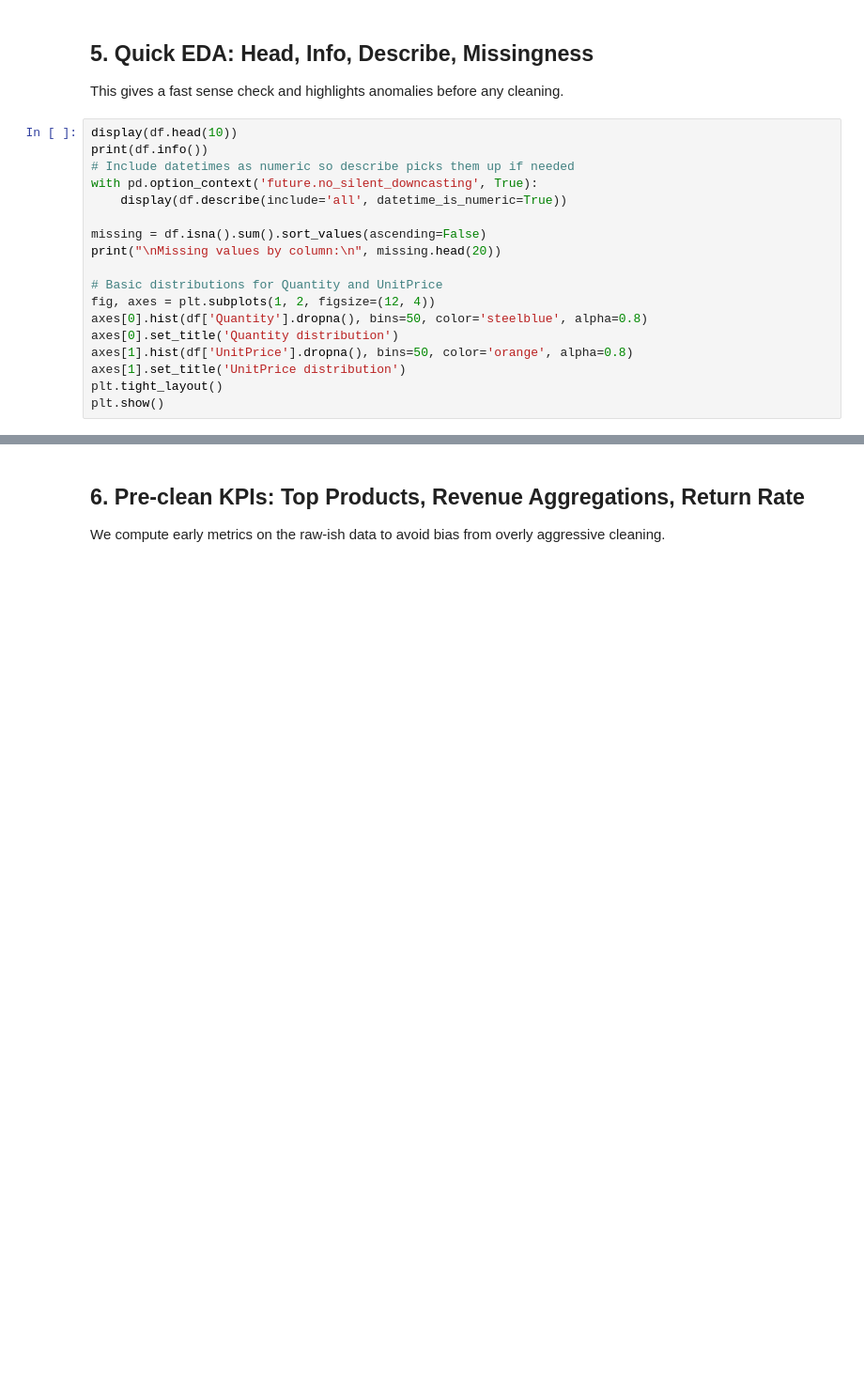
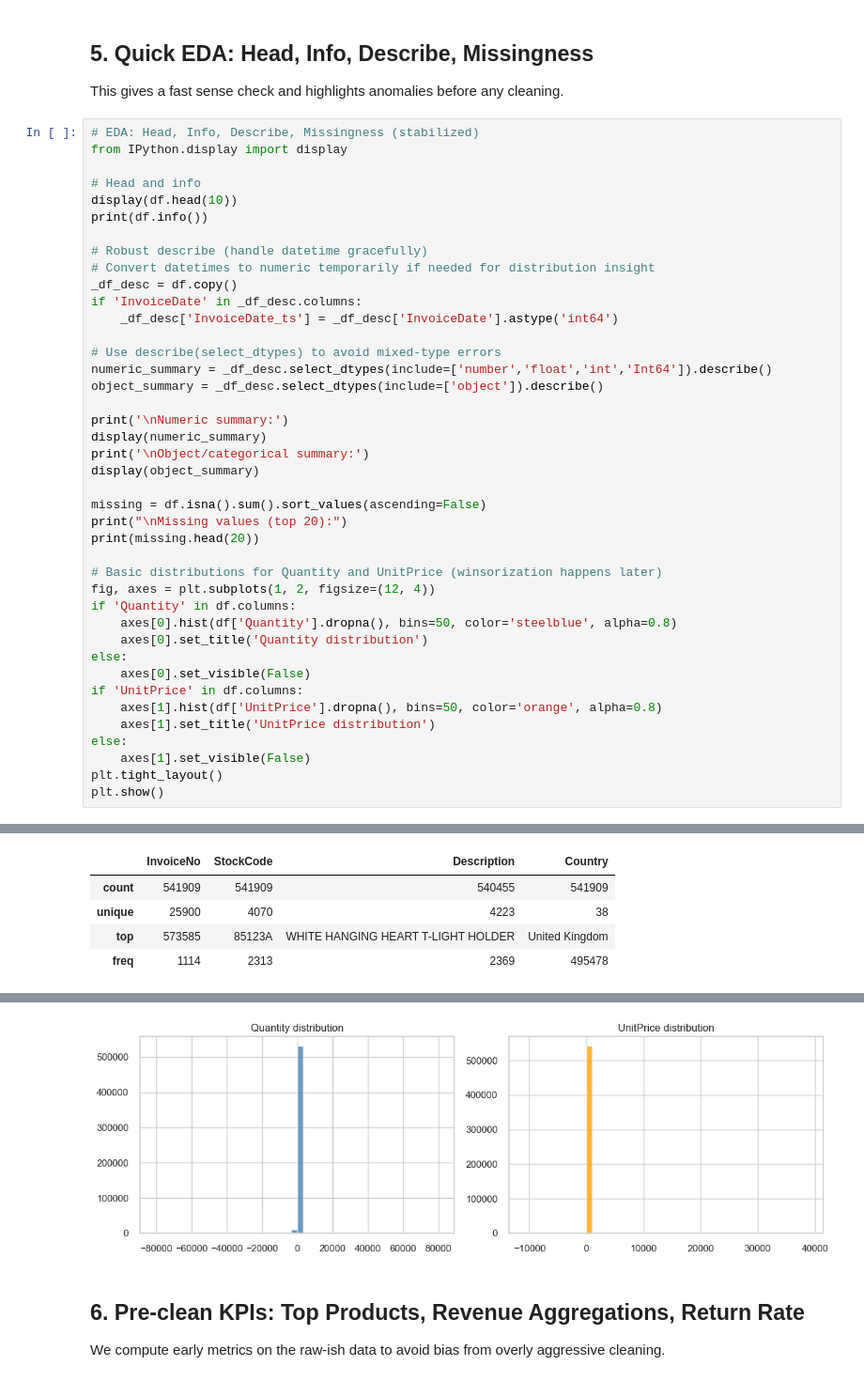
Before and after one commit to pratheekdk9919/Reply-Open-Day-Munich-, a Jupyter notebook: Replyopenday_merged_final.ipynb, the cells around one changed output, grey strips where cells are left out. Shown at 94% size. Saved outputs shown, nothing was run; the diff lists cells and outputs as text; blank space fills up the shorter version.

```diff
--- a/Replyopenday_merged_final.ipynb
+++ b/Replyopenday_merged_final.ipynb
@@ -117,21 +160,44 @@ dtype: object
 ## 5. Quick EDA: Head, Info, Describe, Missingness
 This gives a fast sense check and highlights anomalies before any cleaning.
 # %%
+# EDA: Head, Info, Describe, Missingness (stabilized)
+from IPython.display import display
+
+# Head and info
 display(df.head(10))
 print(df.info())
-# Include datetimes as numeric so describe picks them up if needed
-with pd.option_context('future.no_silent_downcasting', True):
-    display(df.describe(include='all', datetime_is_numeric=True))
+
+# Robust describe (handle datetime gracefully)
+# Convert datetimes to numeric temporarily if needed for distribution insight
+_df_desc = df.copy()
+if 'InvoiceDate' in _df_desc.columns:
+    _df_desc['InvoiceDate_ts'] = _df_desc['InvoiceDate'].astype('int64')
+
+# Use describe(select_dtypes) to avoid mixed-type errors
+numeric_summary = _df_desc.select_dtypes(include=['number','float','int','Int64']).describe()
+object_summary = _df_desc.select_dtypes(include=['object']).describe()
+
+print('\nNumeric summary:')
+display(numeric_summary)
+print('\nObject/categorical summary:')
+display(object_summary)
 
 missing = df.isna().sum().sort_values(ascending=False)
-print("\nMissing values by column:\n", missing.head(20))
+print("\nMissing values (top 20):")
+print(missing.head(20))
 
-# Basic distributions for Quantity and UnitPrice
+# Basic distributions for Quantity and UnitPrice (winsorization happens later)
 fig, axes = plt.subplots(1, 2, figsize=(12, 4))
-axes[0].hist(df['Quantity'].dropna(), bins=50, color='steelblue', alpha=0.8)
-axes[0].set_title('Quantity distribution')
-axes[1].hist(df['UnitPrice'].dropna(), bins=50, color='orange', alpha=0.8)
-axes[1].set_title('UnitPrice distribution')
+if 'Quantity' in df.columns:
+    axes[0].hist(df['Quantity'].dropna(), bins=50, color='steelblue', alpha=0.8)
+    axes[0].set_title('Quantity distribution')
+else:
+    axes[0].set_visible(False)
+if 'UnitPrice' in df.columns:
+    axes[1].hist(df['UnitPrice'].dropna(), bins=50, color='orange', alpha=0.8)
+    axes[1].set_title('UnitPrice distribution')
+else:
+    axes[1].set_visible(False)
 plt.tight_layout()
 plt.show()
 # %% [output]
@@ -165,0 +245,5 @@ TypeError: NDFrame.describe() got an unexpected keyword argument 'datetime_is_nu
+|  | InvoiceNo | StockCode | Description | Country |
+| count | 541909 | 541909 | 540455 | 541909 |
+| unique | 25900 | 4070 | 4223 | 38 |
+| top | 573585 | 85123A | WHITE HANGING HEART T-LIGHT HOLDER | United Kingdom |
+| freq | 1114 | 2313 | 2369 | 495478 |
@@ -166,3 +260,4 @@ TypeError: NDFrame.describe() got an unexpected keyword argument 'datetime_is_nu
+[figure, added]
 # %% [markdown]
 ## 6. Pre-clean KPIs: Top Products, Revenue Aggregations, Return Rate
 We compute early metrics on the raw-ish data to avoid bias from overly aggressive cleaning.
```
Also changed, not shown: parts of 21 cells of this notebook, 8 other files.
